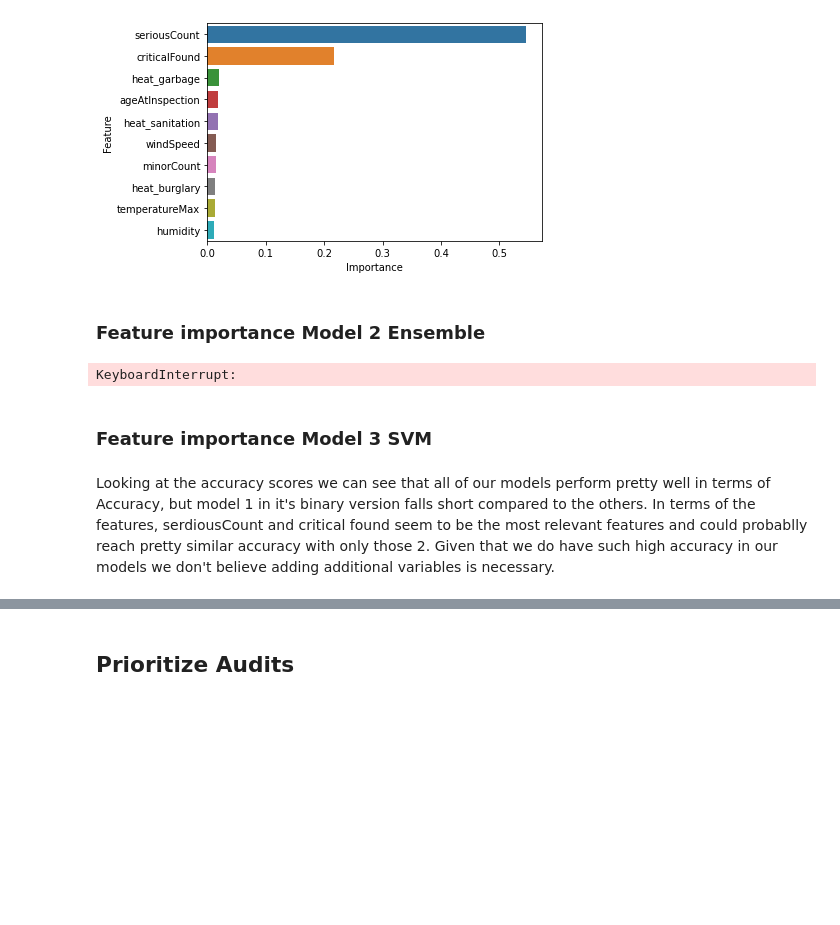
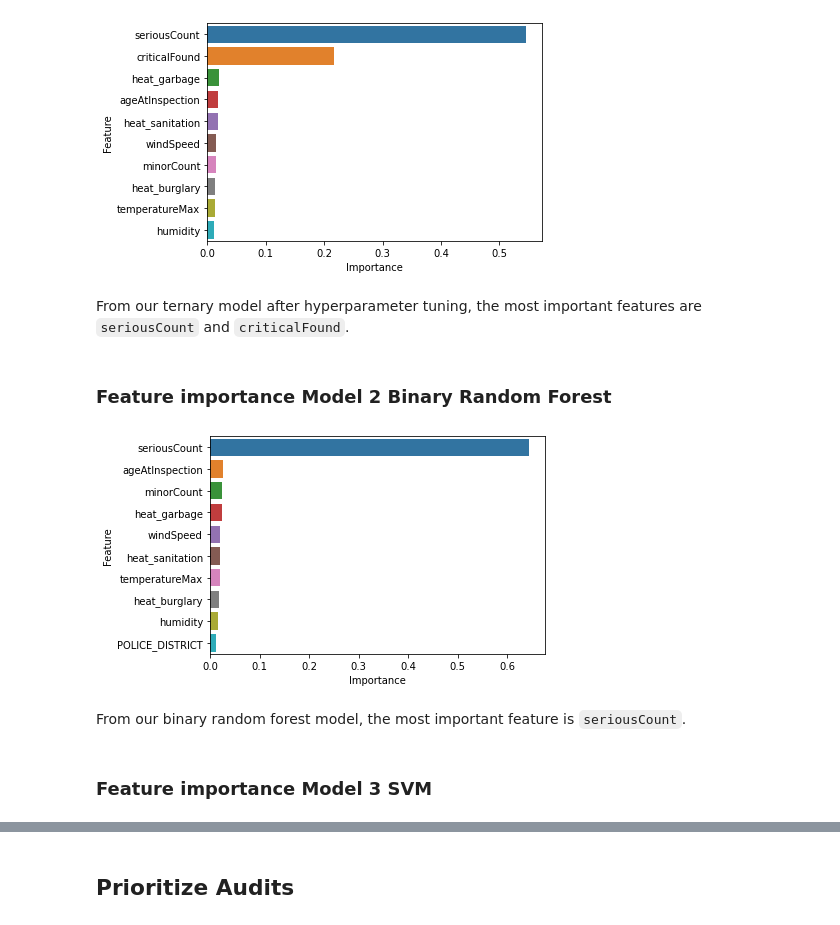
Before and after one commit to stevenherrera24/CSS-Project3-Team5-Fall2022, a Jupyter notebook: Project 3 Students.ipynb, the cells around one changed output, grey strips where cells are left out. Drawn from its saved outputs; the diff is of its cells as text; code cells hidden in the pictures; blank space fills up the shorter version.

```diff
--- a/Project 3 Students.ipynb
+++ b/Project 3 Students.ipynb
@@ -452,13 +438,6 @@ plt.show()
 #Import SVM
 from sklearn import svm
 from sklearn.svm import SVC
-# %%
-#Set up test-train split
-X_train, X_test, y_train, y_test = train_test_split(X, y, train_size = .80, test_size=0.20,
-                                                   stratify=y)
-
-X_train, X_validate, y_train, y_validate = train_test_split(X_train, y_train, train_size = .75, test_size = .25,
-                                                           stratify = y_train)
 # %%
 #Create the model
 svm = SVC()
@@ -628,14 +648,19 @@ sns.barplot(x = "Importance", y = "Feature", data = feat_importances.nlargest(10
 plt.show()
 # %% [output]
 [figure]
+# %% [markdown]
+From our ternary model after hyperparameter tuning, the most important features are `seriousCount` and `criticalFound`.
 # %% [markdown]
-### Feature importance Model 2 Ensemble
+### Feature importance Model 2 Binary Random Forest
 # %%
-feat_importances = pd.concat([pd.DataFrame(X_train.columns),pd.DataFrame(np.transpose((voting_classifier.fit(X_train, y_train_binary.ravel())).feature_importances_))], axis = 1)
+feat_importances = pd.concat([pd.DataFrame(X_train.columns),
+                              pd.DataFrame(np.transpose(rf_classifier.fit(X_train, y_train_binary.ravel()).feature_importances_))], axis = 1)
 feat_importances.columns = ["Feature", "Importance"]
 sns.barplot(x = "Importance", y = "Feature", data = feat_importances.nlargest(10, 'Importance'))
 plt.show()
 # %% [output]
-KeyboardInterrupt:
+[figure, added]
+# %% [markdown]
+From our binary random forest model, the most important feature is `seriousCount`.
 # %% [markdown]
 ### Feature importance Model 3 SVM
@@ -659,2 +666,0 @@ plt.xlabel("Permutation Importance")
-# %% [markdown]
-Looking at the accuracy scores we can see that all of our models perform pretty well in terms of Accuracy, but model 1 in it's binary version falls short compared to the others. In terms of the features, serdiousCount and critical found seem to be the most relevant features and could probablly reach pretty similar accuracy with only those 2. Given that we do have such high accuracy in our models we don't believe adding additional variables is necessary.
```
Also changed, not shown: parts of 55 cells of this notebook, 1 other file.
